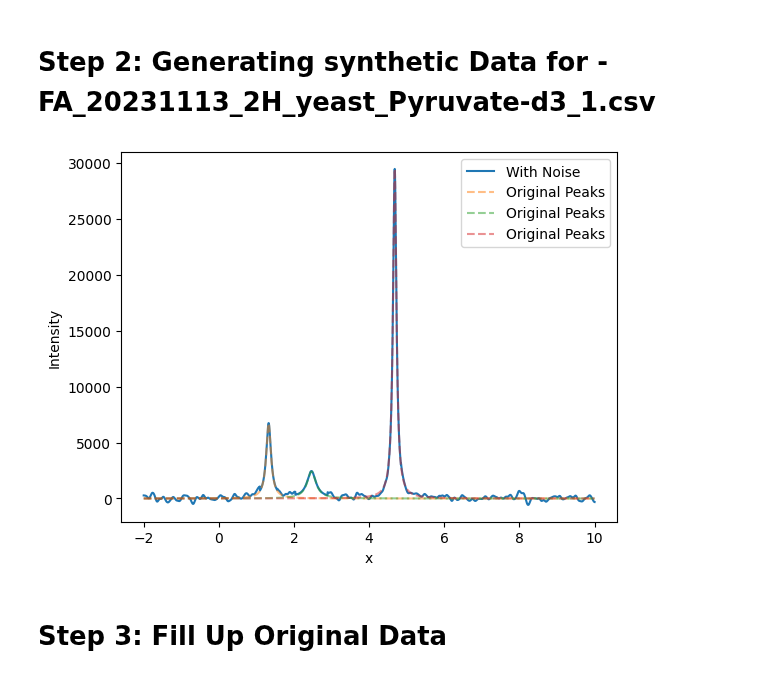
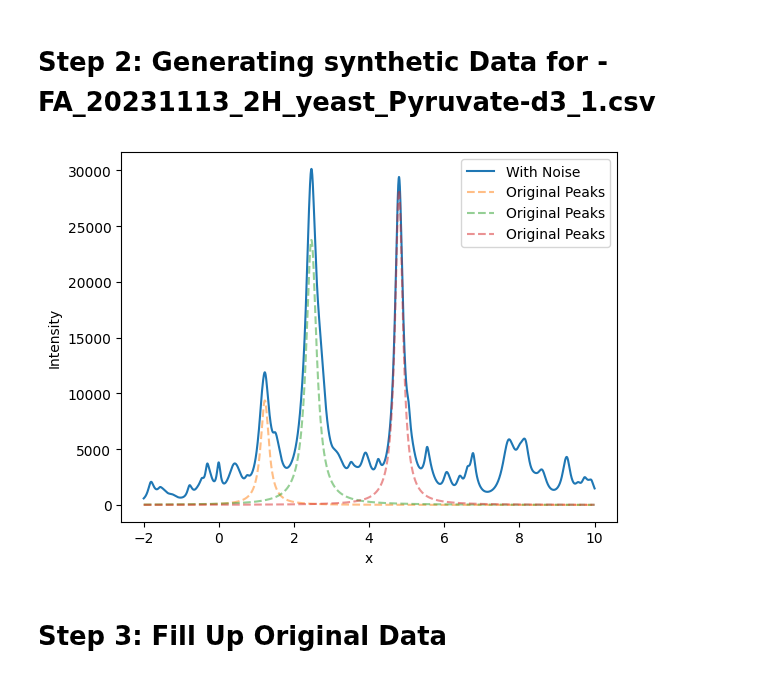
Before and after one commit to RATFIVE/MoinCC-AI4metabolomics, a Jupyter notebook: NMRQNet/ImplementingNeuralNetwork.ipynb, the cells around one changed output. Saved outputs shown, nothing was run; the diff lists cells and outputs as text; code cells hidden in the pictures.

```diff
--- a/NMRQNet/ImplementingNeuralNetwork.ipynb
+++ b/NMRQNet/ImplementingNeuralNetwork.ipynb
@@ -132,45 +132,56 @@ def generate_random_spectrum(peak_list, spectrum_length=5000):
         #print(x0)
         gamma = np.random.uniform(0.05, 0.2)  # Random width (gamma)
         height = np.random.uniform(0, 40000)  # Random height
-        peak = lorentzian(x, x0, gamma, height)
-        y += peak
+        peak_lorenz = lorentzian(x, x0, gamma, height)
+        y += peak_lorenz
+
+        # more random peaks
+        # Add more peaks with lower height
+        # create random integer between 1 and 8
+        num_peaks = np.random.randint(1, 5)
+        for _ in range(num_peaks):
+            for _ in range(8):
+                x0 = np.random.uniform(-2, 10)
+                gamma = np.random.uniform(0.05, 0.2)
+                height = np.random.uniform(0, 2000)
+                y += lorentzian(x, x0, gamma, height)
 
         # Create a mask to identify regions near the peaks (exclude noise here)
-        mask += peak > (0.1 * height)  # Masking regions where peak height is significant
+        mask += peak_lorenz > (0.1 * height)  # Masking regions where peak height is significant
 
         # Append all Original Lorenz Cuves to the list
-        lorenz_curves.append(peak)
+        lorenz_curves.append(peak_lorenz)
 
     # Add noise only outside the peak regions
     random_noise_level = np.random.uniform(100, spectrum_length)
     noise = np.random.normal(10, random_noise_level, spectrum_length)
 
     # smooth the noise with gaussian filter
     sigma = random_noise_level / 100
     noise = gaussian_filter1d(noise, sigma=sigma)
 
     y_noisy = y + noise * (mask == 0)  # Add noise only where mask is 0 (outside peaks)
 
     return x, y_noisy, np.array(lorenz_curves)
 
 
 # ----
 
 #peak_list = [2.323, 4.7, 1.201]
 pyruvate_list = [1.2261, 2.468, 4.7]
 x, y_noisy, lorenz_curves = generate_random_spectrum(pyruvate_list)
 
 # Plot the result
 plt.plot(x, y_noisy, '-', label="With Noise")
 
 for lorenz in lorenz_curves:
     plt.plot(x, lorenz, '--', label="Original Peaks", alpha=0.5)
 plt.xlabel('x')
 plt.ylabel('Intensity')
 plt.legend()
 plt.show()
 # %% [output]
-[figure, old version]
+[figure, new version]
 # %% [markdown]
 # Step 3: Fill Up Original Data
 # %%
```
Also changed, not shown: parts of 8 cells of this notebook.
